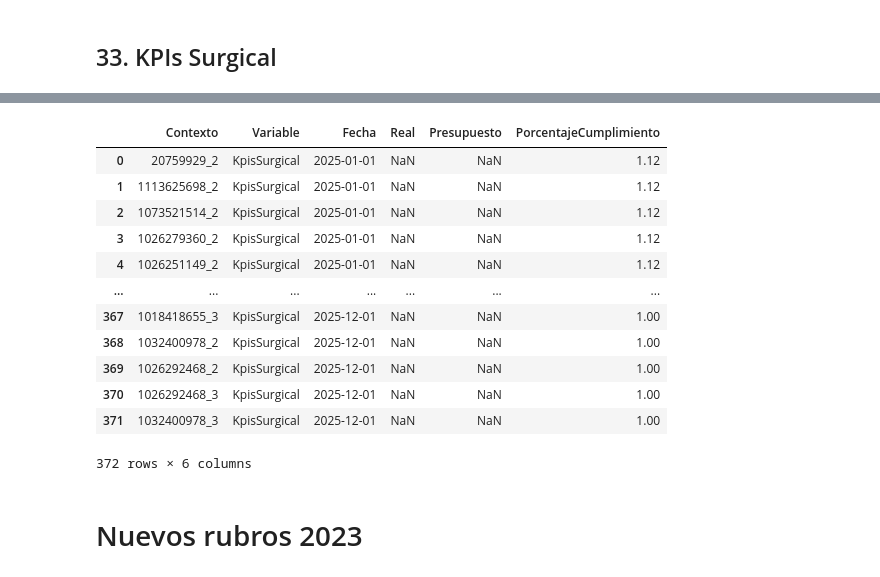
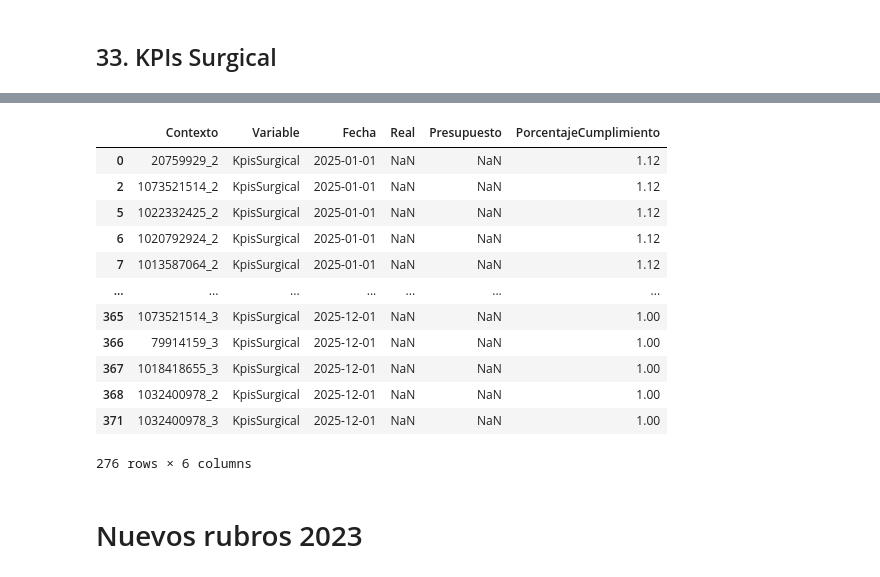
Before and after one commit to Crispelinho/Liquidations-Incentives-Jupyter, a Jupyter notebook: 1. Cálculo Variables Liquidaciones (Nueva Parrilla - 2024).ipynb, the cells around one changed output, grey strips where cells are left out. Drawn from its saved outputs; the diff is of its cells as text; code cells hidden in the pictures.

```diff
--- a/1. Cálculo Variables Liquidaciones (Nueva Parrilla - 2024).ipynb
+++ b/1. Cálculo Variables Liquidaciones (Nueva Parrilla - 2024).ipynb
@@ -6084,0 +6074,7 @@ df_resultados_variables_cualitativas
+# %%
+main = df_resultados_variables_cualitativas.merge(
+    df_empleados[['CodigoEmpleado', 'FechaIngreso']],
+    on=['CodigoEmpleado'],
+    how='left'
+)
+main
@@ -6084,0 +6095,3 @@ df_resultados_variables_cualitativas
+# %%
+main = main[main['Fecha'] >= main ['FechaIngreso']]
+main
@@ -6085,28 +6112,29 @@ df_resultados_variables_cualitativas
 # %%
 ### Cálculo de resultados cualitativos precargados
-main = df_resultados_variables_cualitativas[df_resultados_variables_cualitativas['Variable'] == 'KpisSurgical'].copy()
+
+main = main[main['Variable'] == 'KpisSurgical'].copy()
 main['Contexto'] = main['CodigoEmpleado'].str.lower() + '_' + main['Consecutivo'].astype(int).astype('str')
 main['Real'] = np.nan
 main['Presupuesto'] = np.nan
 main = main[['Contexto', 'Variable', 'Fecha', 'Real', 'Presupuesto', 'PorcentajeCumplimiento']]
 ###
 kpis_surgical = main
 main = None
 kpis_surgical
 # %% [output]
 |  | Contexto | Variable | Fecha | Real | Presupuesto | PorcentajeCumplimiento |
 | 0 | 20759929_2 | KpisSurgical | 2025-01-01 | NaN | NaN | 1.12 |
-| 1 | 1113625698_2 | KpisSurgical | 2025-01-01 | NaN | NaN | 1.12 |
 | 2 | 1073521514_2 | KpisSurgical | 2025-01-01 | NaN | NaN | 1.12 |
-| 3 | 1026279360_2 | KpisSurgical | 2025-01-01 | NaN | NaN | 1.12 |
-| 4 | 1026251149_2 | KpisSurgical | 2025-01-01 | NaN | NaN | 1.12 |
+| 5 | 1022332425_2 | KpisSurgical | 2025-01-01 | NaN | NaN | 1.12 |
+| 6 | 1020792924_2 | KpisSurgical | 2025-01-01 | NaN | NaN | 1.12 |
+| 7 | 1013587064_2 | KpisSurgical | 2025-01-01 | NaN | NaN | 1.12 |
 | ... | ... | ... | ... | ... | ... | ... |
+| 365 | 1073521514_3 | KpisSurgical | 2025-12-01 | NaN | NaN | 1.00 |
+| 366 | 79914159_3 | KpisSurgical | 2025-12-01 | NaN | NaN | 1.00 |
 | 367 | 1018418655_3 | KpisSurgical | 2025-12-01 | NaN | NaN | 1.00 |
 | 368 | 1032400978_2 | KpisSurgical | 2025-12-01 | NaN | NaN | 1.00 |
-| 369 | 1026292468_2 | KpisSurgical | 2025-12-01 | NaN | NaN | 1.00 |
-| 370 | 1026292468_3 | KpisSurgical | 2025-12-01 | NaN | NaN | 1.00 |
 | 371 | 1032400978_3 | KpisSurgical | 2025-12-01 | NaN | NaN | 1.00 |
-372 rows × 6 columns
+276 rows × 6 columns
 # %% [markdown]
 # Nuevos rubros 2023
 # %% [markdown]
```
Also changed, not shown: parts of 51 cells of this notebook.
